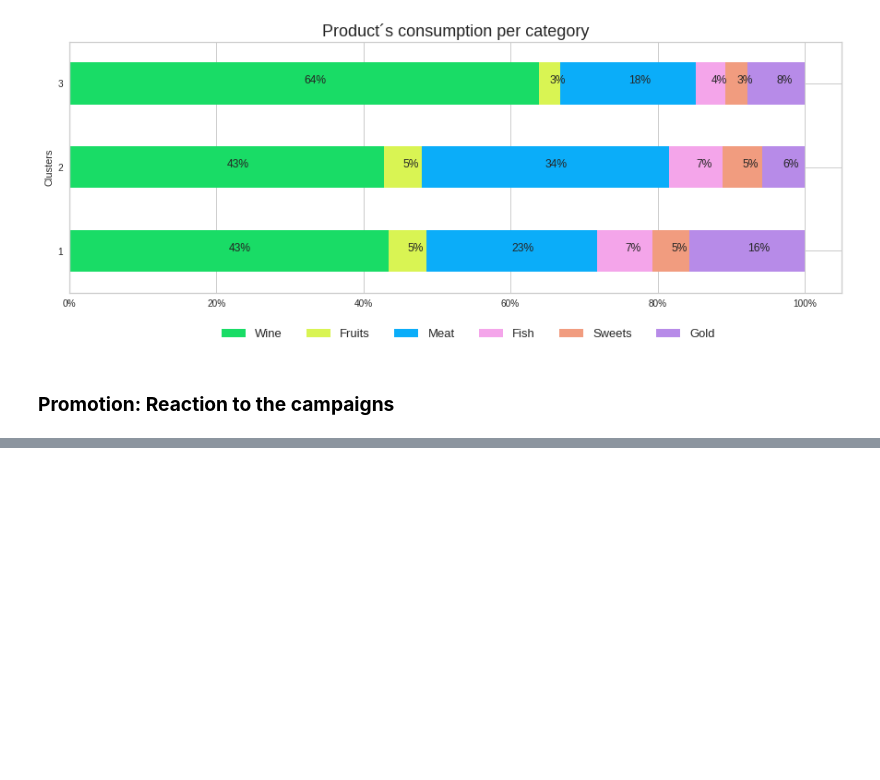
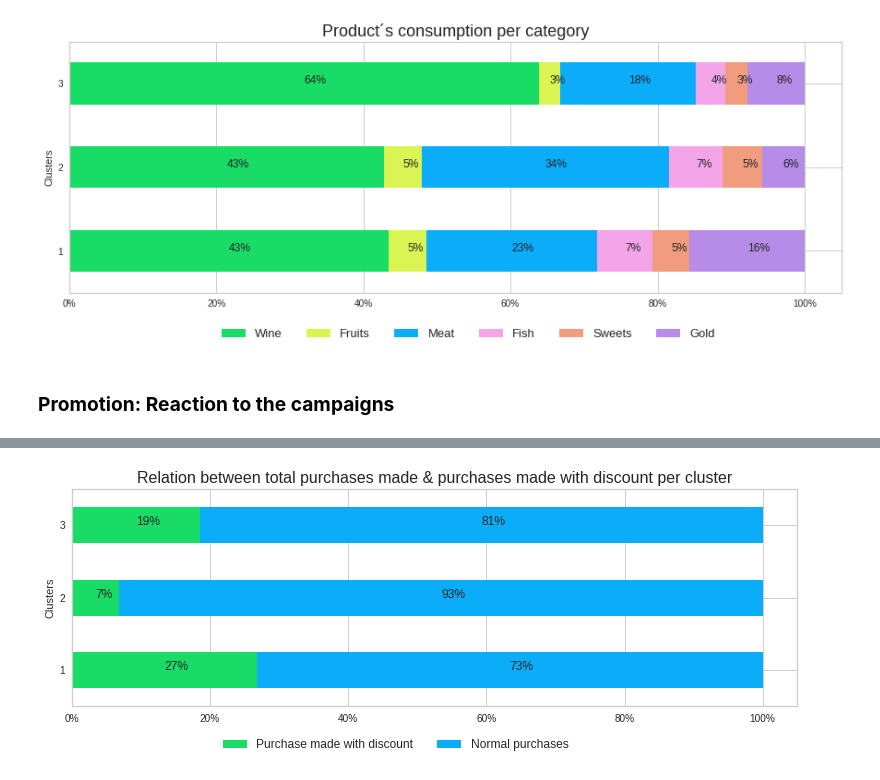
Before and after one commit to nico961009/Learning-AI-and-ML-with-a-Marketing-Campaign-dataset, a Jupyter notebook: 3.1.-K-Means_Characteristics_of_clusters.ipynb, the cells around one changed output, grey strips where cells are left out. Drawn from its saved outputs; the diff is of its cells as text; code cells hidden in the pictures; blank space fills up the shorter version.

```diff
--- a/3.1.-K-Means_Characteristics_of_clusters.ipynb
+++ b/3.1.-K-Means_Characteristics_of_clusters.ipynb
@@ -165,0 +157,10 @@ barh_100_per(campaign, yticklabels=['1','2','3'], fig_length=15,fig_width=5, yla
+# %%
+Purchase_com= pd.DataFrame(mk.groupby(['clusters'])[['total_purchases','NumDealsPurchases']].sum()).reset_index()
+Purchase_com['Purchases_no_discount']= Purchase_com['total_purchases']-Purchase_com['NumDealsPurchases']
+Purchase_com.drop(['total_purchases'], axis=1, inplace=True)
+
+barh_100_per(Purchase_com, yticklabels=['1','2','3'], fig_length=13,fig_width=4, ylabel='Clusters', labels=['Purchase made with discount','Normal purchases'],
+             color=['#19DC66','#0BADF9'], title='Relation between total purchases made & purchases made with discount per cluster', titlefs=16,
+             bbox_position= [0.75, 0], labelfs=12)
+# %% [output]
+[figure, added]
```
Also changed, not shown: parts of 9 cells of this notebook.
